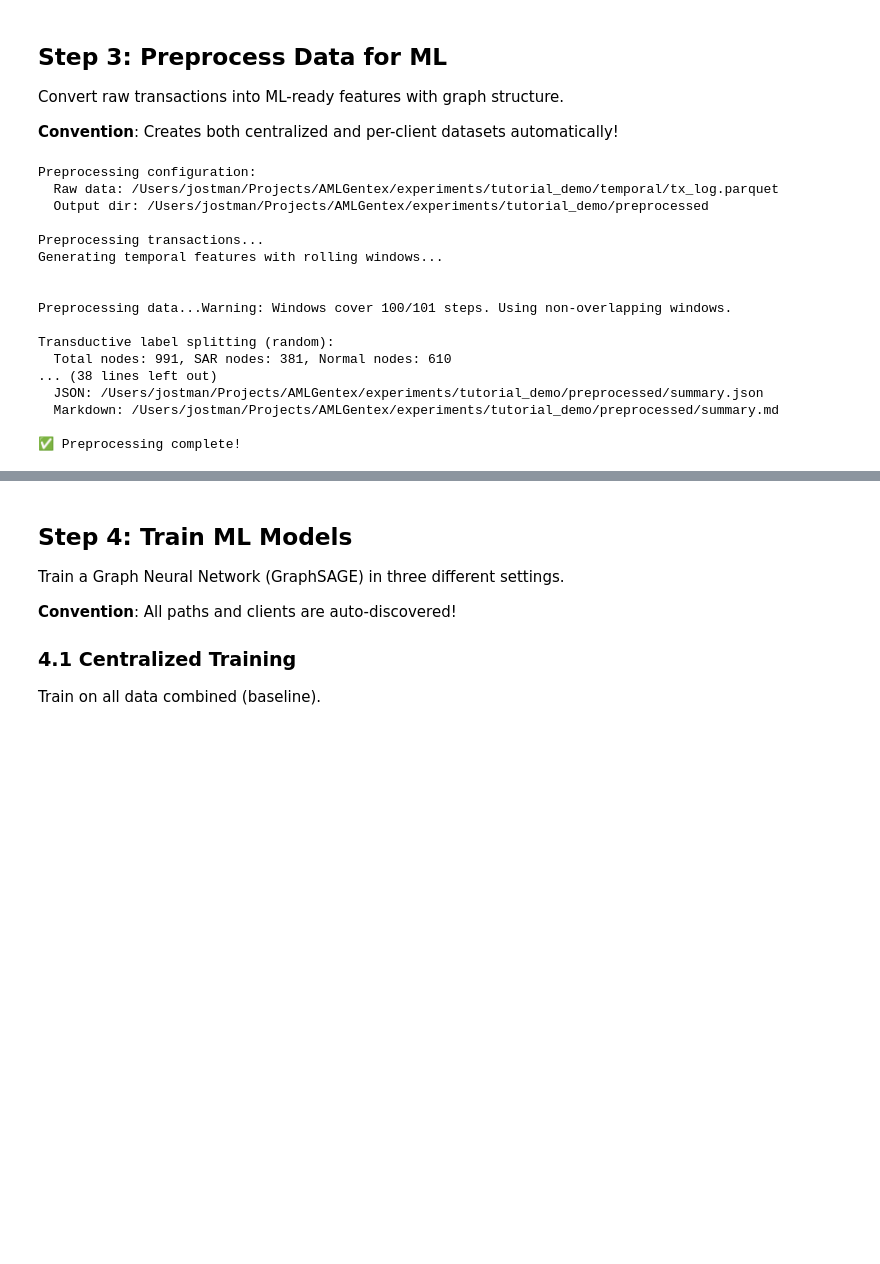
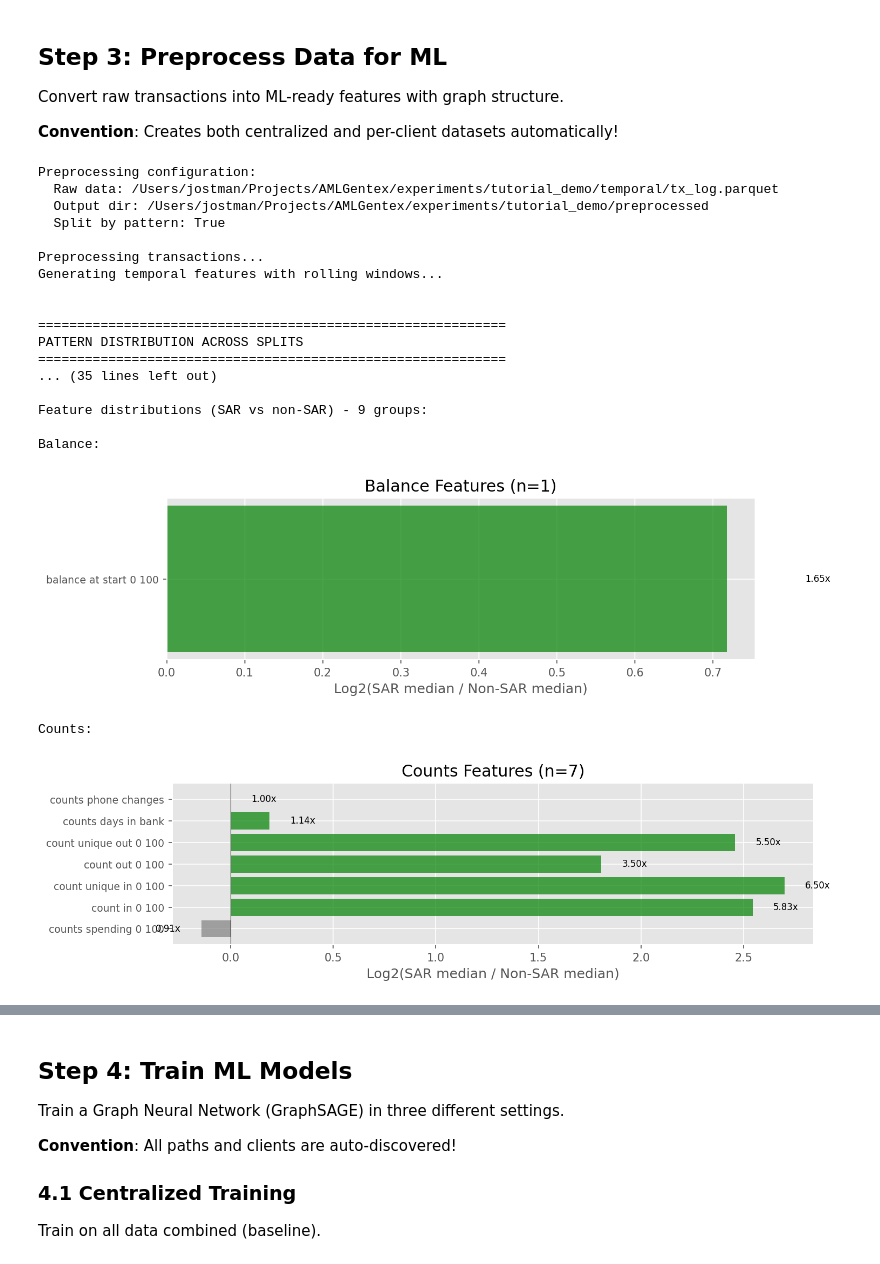
Before and after one commit to aks-fund/AMLGentex, a Jupyter notebook: tutorial.ipynb, the cells around one changed output, grey strips where cells are left out. Saved outputs shown, nothing was run; the diff lists cells and outputs as text; code cells hidden in the pictures; blank space fills up the shorter version.

```diff
--- a/tutorial.ipynb
+++ b/tutorial.ipynb
@@ -697,6 +583,10 @@ Convert raw transactions into ML-ready features with graph structure.
 # %%
 from src.feature_engineering import DataPreprocessor, summarize_dataset
 from src.utils.config import load_preprocessing_config
+import warnings
+
+# Suppress matplotlib text positioning warnings (sparse data)
+warnings.filterwarnings('ignore', module='matplotlib.text')
 
 # Copy the preprocessing.yaml from template
 template_dir = project_root / "experiments" / "template_experiment" / "config"
@@ -707,6 +597,7 @@ preproc_config = load_preprocessing_config(str(config_dir / 'preprocessing.yaml'
 print("Preprocessing configuration:")
 print(f"  Raw data: {preproc_config['raw_data_file']}")
 print(f"  Output dir: {preproc_config['preprocessed_data_dir']}")
+print(f"  Split by pattern: {preproc_config.get('split_by_pattern', False)}")
 print()
 
 print("Preprocessing transactions...")
@@ -728,9 +619,17 @@ print("=" * 60)
 # Load raw transaction data to get pattern IDs
 raw_df = pd.read_parquet(preproc_config['raw_data_file'])
 
-# Get SAR accounts and their patterns (use nameOrig for account-level patterns)
-sar_txs = raw_df[raw_df['isSAR'] == 1][['nameOrig', 'patternID']].drop_duplicates()
-account_to_pattern = dict(zip(sar_txs['nameOrig'], sar_txs['patternID']))
+# Get SAR accounts and their patterns
+# IMPORTANT: Include BOTH senders (nameOrig) and receivers (nameDest) of SAR transactions
+# to match preprocessor logic (both get assigned the SAR patternID)
+sar_txs = raw_df[raw_df['isSAR'] == 1][['nameOrig', 'nameDest', 'patternID']]
+
+# Build account-to-pattern mapping for both senders and receivers
+sender_patterns = sar_txs.groupby('nameOrig')['patternID'].max()
+receiver_patterns = sar_txs.groupby('nameDest')['patternID'].max()
+
+# Combine: for accounts that are both sender and receiver, take max
+account_to_pattern = pd.concat([sender_patterns, receiver_patterns]).groupby(level=0).max().to_dict()
 
 # For transductive mode, use masks to identify splits
 df_nodes = datasets['trainset_nodes']
@@ -757,9 +656,9 @@ val_patterns.discard(None)
 test_patterns.discard(None)
 
 print(f"\nUnique SAR patterns per split:")
-print(f"  Train: {len(train_patterns)} patterns")
-print(f"  Val:   {len(val_patterns)} patterns")
-print(f"  Test:  {len(test_patterns)} patterns")
+print(f"  Train: {len(train_patterns)} patterns - IDs: {sorted(train_patterns)}")
+print(f"  Val:   {len(val_patterns)} patterns - IDs: {sorted(val_patterns)}")
+print(f"  Test:  {len(test_patterns)} patterns - IDs: {sorted(test_patterns)}")
 
 # Check for overlap (potential data leakage)
 train_val_overlap = train_patterns & val_patterns
@@ -769,11 +668,11 @@ val_test_overlap = val_patterns & test_patterns
 if train_val_overlap or train_test_overlap or val_test_overlap:
     print(f"\n⚠️  PATTERN OVERLAP DETECTED (potential data leakage):")
     if train_val_overlap:
-        print(f"  Train ∩ Val:  {len(train_val_overlap)} patterns")
+        print(f"  Train ∩ Val:  {len(train_val_overlap)} patterns - IDs: {sorted(train_val_overlap)}")
     if train_test_overlap:
-        print(f"  Train ∩ Test: {len(train_test_overlap)} patterns")
+        print(f"  Train ∩ Test: {len(train_test_overlap)} patterns - IDs: {sorted(train_test_overlap)}")
     if val_test_overlap:
-        print(f"  Val ∩ Test:   {len(val_test_overlap)} patterns")
+        print(f"  Val ∩ Test:   {len(val_test_overlap)} patterns - IDs: {sorted(val_test_overlap)}")
     print(f"\n  Tip: Enable 'split_by_pattern: true' in preprocessing.yaml")
     print(f"       to prevent the same pattern appearing in multiple splits.")
 else:
@@ -815,37 +714,72 @@ for bank in banks:
     if 'trainset_edges' in datasets:
         for split in ['trainset', 'valset', 'testset']:
             unique_nodes = df_nodes[df_nodes['bank'] == bank]['account'].unique()
             df_edges = datasets[f'{split}_edges']
             df_edges[
                 (df_edges['src'].isin(unique_nodes)) &
                 (df_edges['dst'].isin(unique_nodes))
             ].to_parquet(bank_dir / f'{split}_edges.parquet', index=False)
 
     print(f"  ✓ Saved data for bank: {bank_str}")
 
 # Generate summary statistics
 print("\nGenerating dataset summary...")
 summarize_dataset(
     str(preprocessed_dir),
     raw_data_file=preproc_config['raw_data_file']
 )
 
+# =============================================================================
+# FEATURE ANALYSIS PLOTS
+# =============================================================================
+# Generate plots comparing SAR vs non-SAR feature distributions
+
+print("\n" + "=" * 60)
+print("FEATURE ANALYSIS")
+print("=" * 60)
+
+train_nodes = datasets.get('trainset_nodes')
+if train_nodes is not None:
+    preprocessor.plot_feature_analysis(train_nodes, str(preprocessed_dir))
+
+    # Display the generated plots
+    from IPython.display import Image, display
+    import glob
+
+    # Find all feature analysis plots
+    feature_plots = sorted(glob.glob(str(preprocessed_dir / 'features_*.png')))
+    city_plot = preprocessed_dir / 'city_analysis.png'
+
+    if feature_plots:
+        print(f"\nFeature distributions (SAR vs non-SAR) - {len(feature_plots)} groups:")
+        for plot_path in feature_plots:
+            group_name = Path(plot_path).stem.replace('features_', '').replace('_', ' ').title()
+            print(f"\n{group_name}:")
+            display(Image(filename=plot_path, width=800))
+
+    if city_plot.exists():
+        print("\nCity distribution analysis:")
+        display(Image(filename=str(city_plot), width=900))
+
 print("\n✅ Preprocessing complete!")
 # %% [output]
 Preprocessing configuration:
   Raw data: /Users/jostman/Projects/AMLGentex/experiments/tutorial_demo/temporal/tx_log.parquet
   Output dir: /Users/jostman/Projects/AMLGentex/experiments/tutorial_demo/preprocessed
+  Split by pattern: True
 
 Preprocessing transactions...
 Generating temporal features with rolling windows...
 
 
-Preprocessing data...Warning: Windows cover 100/101 steps. Using non-overlapping windows.
+============================================================
+PATTERN DISTRIBUTION ACROSS SPLITS
+============================================================
+... (35 lines left out)
 
-Transductive label splitting (random):
-  Total nodes: 991, SAR nodes: 381, Normal nodes: 610
-... (38 lines left out)
-  JSON: /Users/jostman/Projects/AMLGentex/experiments/tutorial_demo/preprocessed/summary.json
-  Markdown: /Users/jostman/Projects/AMLGentex/experiments/tutorial_demo/preprocessed/summary.md
+Feature distributions (SAR vs non-SAR) - 9 groups:
 
-✅ Preprocessing complete!
+Balance:
+[figure, added]
+Counts:
+[figure, added]
```
Also changed, not shown: parts of 10 cells of this notebook, 51 other files.
